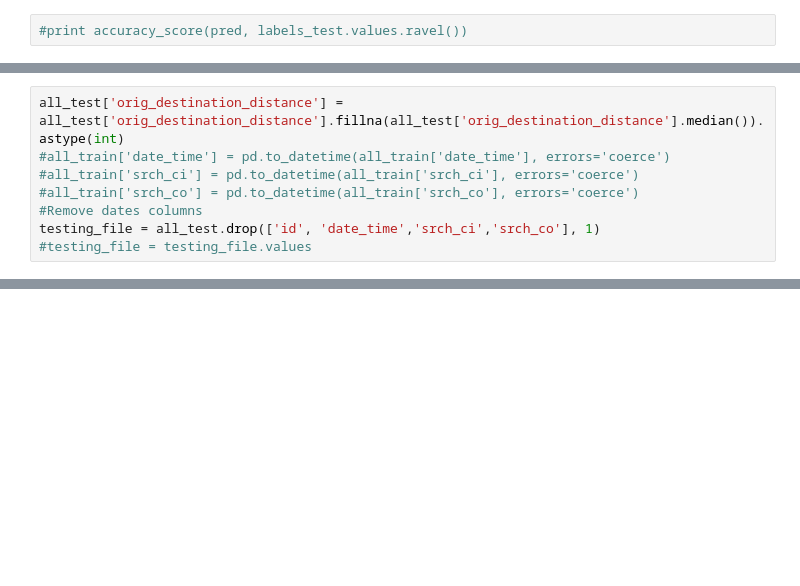
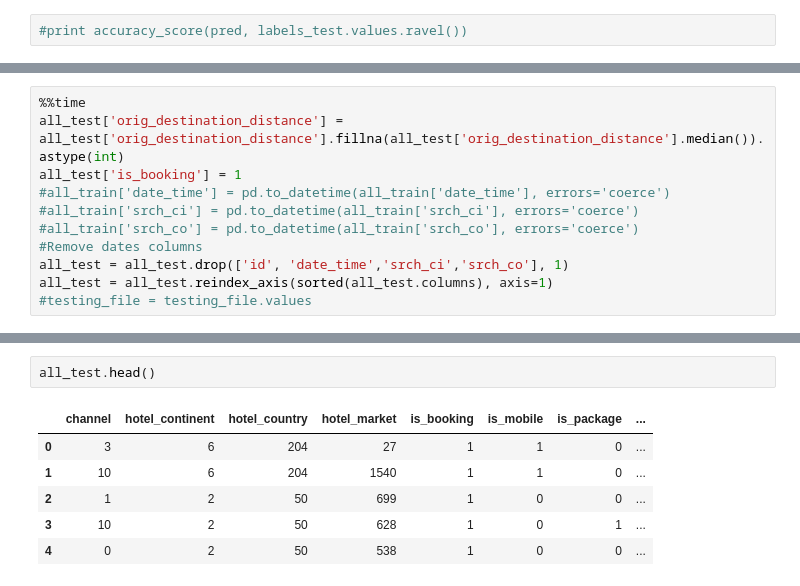
Before and after one commit to yaskyj/datascienceintensive, a Jupyter notebook: capstone/Capstone Project.ipynb, the cells around one changed output, grey strips where cells are left out. Cells and saved outputs as stored; diff of their text form; blank space fills up the shorter version.

```diff
--- a/capstone/Capstone Project.ipynb
+++ b/capstone/Capstone Project.ipynb
@@ -150,8 +190,11 @@ Wall time: 8.92 s
 # %%
+%%time
 all_test['orig_destination_distance'] = all_test['orig_destination_distance'].fillna(all_test['orig_destination_distance'].median()).astype(int)
+all_test['is_booking'] = 1
 #all_train['date_time'] = pd.to_datetime(all_train['date_time'], errors='coerce')
 #all_train['srch_ci'] = pd.to_datetime(all_train['srch_ci'], errors='coerce')
 #all_train['srch_co'] = pd.to_datetime(all_train['srch_co'], errors='coerce')
 #Remove dates columns
-testing_file = all_test.drop(['id', 'date_time','srch_ci','srch_co'], 1)
+all_test = all_test.drop(['id', 'date_time','srch_ci','srch_co'], 1)
+all_test = all_test.reindex_axis(sorted(all_test.columns), axis=1)
 #testing_file = testing_file.values
@@ -158,2 +204,11 @@ testing_file = all_test.drop(['id', 'date_time','srch_ci','srch_co'], 1)
+# %%
+all_test.head()
+# %% [output]
+|  | channel | hotel_continent | hotel_country | hotel_market | is_booking | is_mobile | is_package | ... |
+| 0 | 3 | 6 | 204 | 27 | 1 | 1 | 0 | ... |
+| 1 | 10 | 6 | 204 | 1540 | 1 | 1 | 0 | ... |
+| 2 | 1 | 2 | 50 | 699 | 1 | 0 | 0 | ... |
+| 3 | 10 | 2 | 50 | 628 | 1 | 0 | 1 | ... |
+| 4 | 0 | 2 | 50 | 538 | 1 | 0 | 0 | ... |
 # %%
 %%time
```
Also changed, not shown: parts of 21 cells of this notebook.
